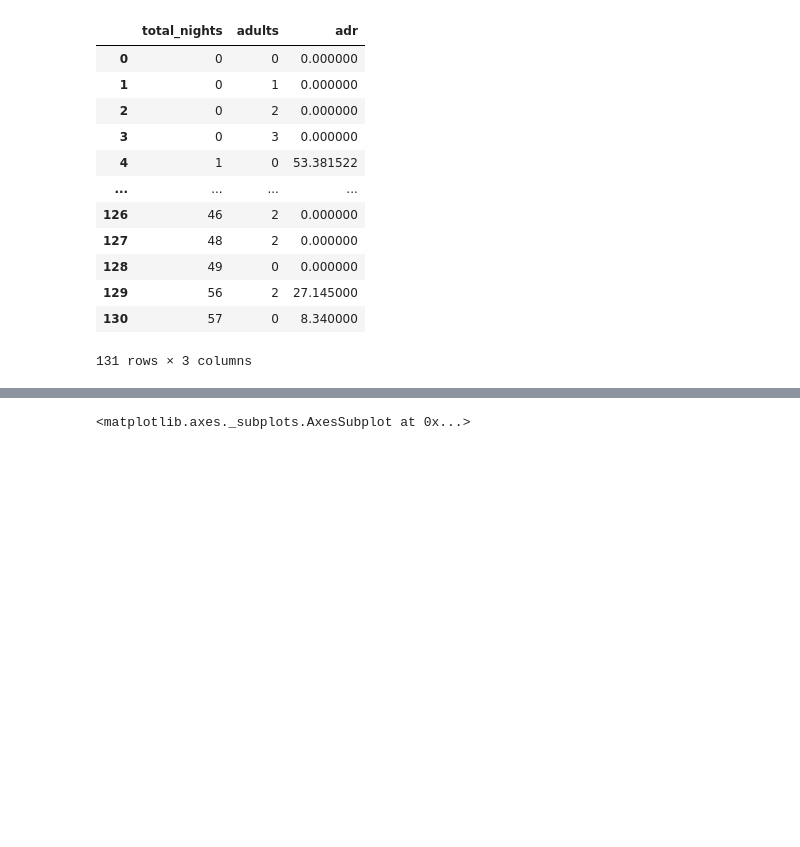
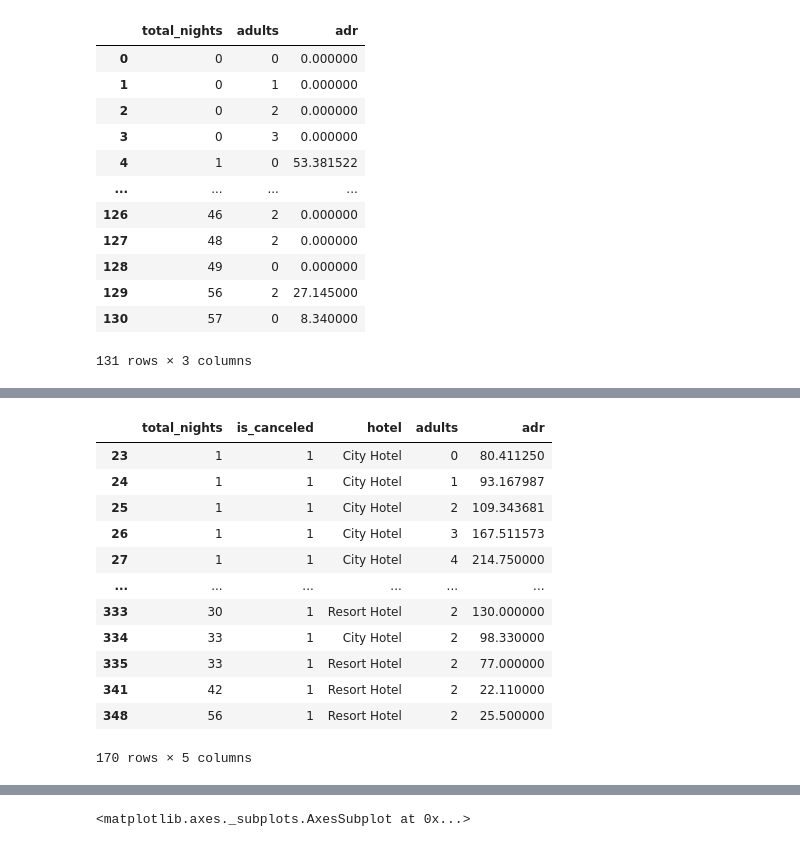
Before and after one commit to shivakumar17/hotel-booking, a Jupyter notebook: Copy_of_Hotel_Booking_Analysis_Capstone_Project.ipynb, the cells around one changed output, grey strips where cells are left out. Drawn from its saved outputs; the diff is of its cells as text; code cells hidden in the pictures; blank space fills up the shorter version.

```diff
--- a/Copy_of_Hotel_Booking_Analysis_Capstone_Project.ipynb
+++ b/Copy_of_Hotel_Booking_Analysis_Capstone_Project.ipynb
@@ -415,3 +455,19 @@ k
+# %%
+L[L['is_canceled']==1]
+# %% [output]
+|  | total_nights | is_canceled | hotel | adults | adr |
+| 23 | 1 | 1 | City Hotel | 0 | 80.411250 |
+| 24 | 1 | 1 | City Hotel | 1 | 93.167987 |
+| 25 | 1 | 1 | City Hotel | 2 | 109.343681 |
+| 26 | 1 | 1 | City Hotel | 3 | 167.511573 |
+| 27 | 1 | 1 | City Hotel | 4 | 214.750000 |
+| ... | ... | ... | ... | ... | ... |
+| 333 | 30 | 1 | Resort Hotel | 2 | 130.000000 |
+| 334 | 33 | 1 | City Hotel | 2 | 98.330000 |
+| 335 | 33 | 1 | Resort Hotel | 2 | 77.000000 |
+| 341 | 42 | 1 | Resort Hotel | 2 | 22.110000 |
+| 348 | 56 | 1 | Resort Hotel | 2 | 25.500000 |
+170 rows × 5 columns
 # %%
 df[(df['adr']==0) & (df['total_nights']!=0) & (df['is_canceled']==0) & (df['hotel']=='Resort Hotel')]
 # %% [output]
```
Also changed, not shown: parts of 6 cells of this notebook.
